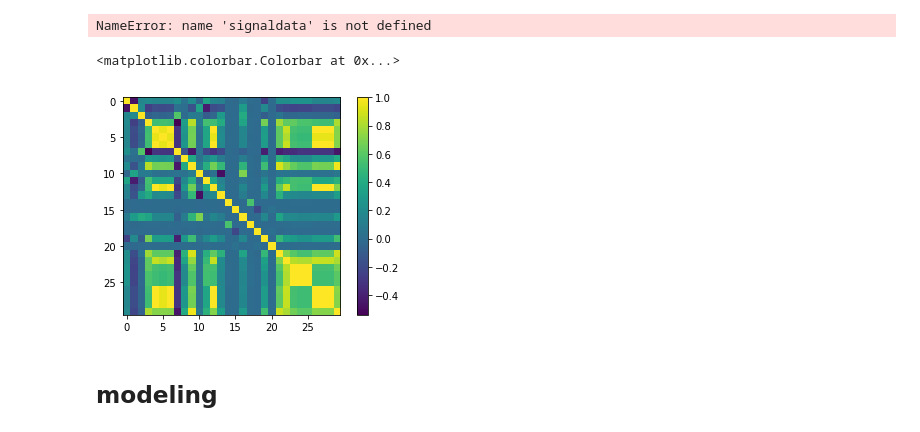
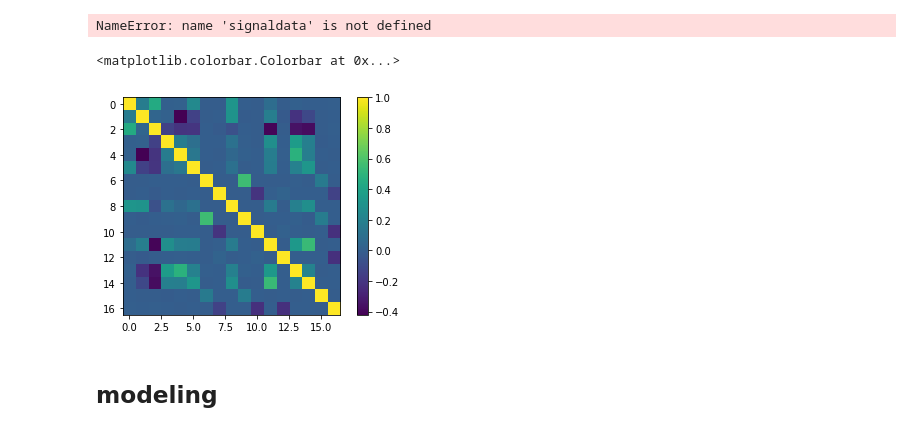
Before and after one commit to arthurbabey/AIAIaie, a Jupyter notebook: scripts/project1.ipynb, the cells around one changed output. Cells and saved outputs as stored; diff of their text form; code cells hidden in the pictures.

```diff
--- a/scripts/project1.ipynb
+++ b/scripts/project1.ipynb
@@ -67,11 +68,11 @@ Data = remove_features_with_too_many_missing_values(tX,0.66)
 Data = replace_missing_values_with_global_mean(Data)
 ZData = Z_score_of_each_feature(Data)
 
-trainx,trainy,validationx,validationy = split_data(ZData, y, 0.75, seed=1)
+trainx,trainy,ids_test, validationx,validationy, idstest = split_data(ZData, y, ids, 0.75, seed=1)
 #trainy = np.transpose(np.array(trainy,ndmin=2))
 
-trainx = np.delete(trainx, [3,6,22], axis=1)
-validationx = np.delete(validationx, [3,6,22], axis=1)
+trainx = np.delete(trainx, [2,3,6,7,17,22], axis=1)
+validationx = np.delete(validationx, [2,3,6,7,17,22], axis=1)
 trainyas = np.transpose(np.array(trainy,ndmin=2))
 # %% [output]
 7 features removed (features number:  [ 4  5  6 12 26 27 28] )
@@ -110,12 +111,12 @@ for i in range(ZData.shape[1]):
 # %% [output]
 NameError: name 'signaldata' is not defined
 # %%
-cov = np.corrcoef(np.transpose(tX))
+cov = np.corrcoef(np.transpose(trainx))
 plt.imshow(cov)
 plt.colorbar()
 # %% [output]
 <matplotlib.colorbar.Colorbar at 0x...>
-[figure, old version]
+[figure, new version]
 # %% [markdown]
 ## modeling
 # %%
```
Also changed, not shown: parts of 4 cells of this notebook, 4 other files.
